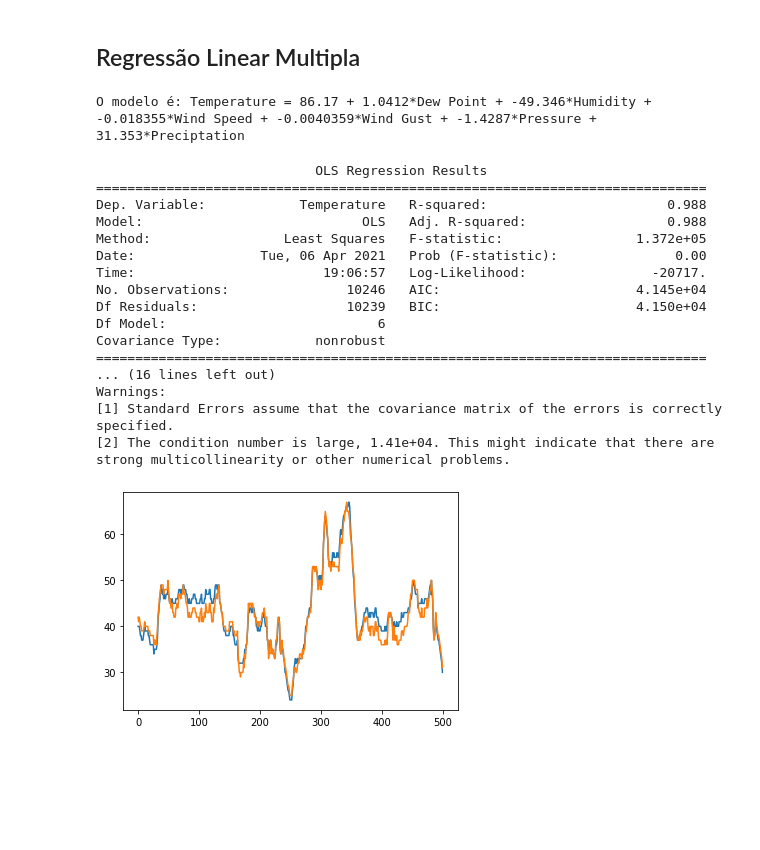
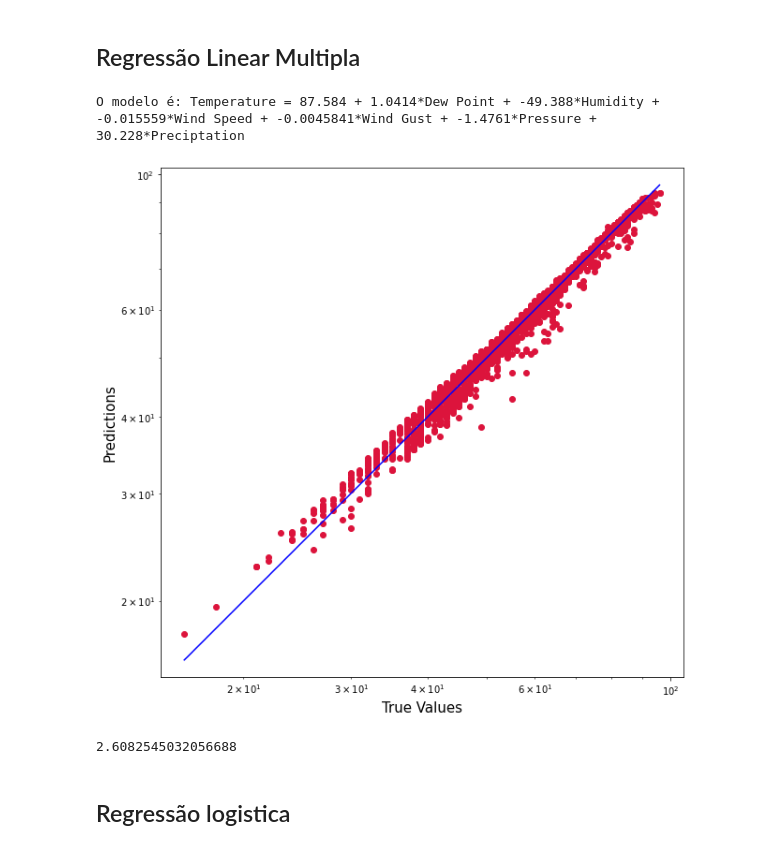
Before and after one commit to pedrohcaminha/projeto1DS, a Jupyter notebook: projeto_1.ipynb, the cells around one changed output. Cells and saved outputs as stored; diff of their text form; code cells hidden in the pictures; blank space fills up the shorter version.

```diff
--- a/projeto_1.ipynb
+++ b/projeto_1.ipynb
@@ -1178,59 +686,40 @@ plt.close()
 # %% [markdown]
 ## Regressão Linear Multipla
 # %%
-Xs = data.drop(['Temperature'], axis=1)
-y = data['Temperature']
+Xs = data.drop(['Temperature'], axis=1).copy()
+y = data['Temperature'].copy()
 
+X_train, X_test, y_train, y_test = train_test_split(Xs, y, test_size=0.20, random_state=42)
 
 reg = LinearRegression()
-reg.fit(Xs, y)
+reg.fit(X_train, y_train)
 
+y_true = y_test
+y_pred = reg.predict(X_test)
 
 print("O modelo é: Temperature = {:.5} + {:.5}*Dew Point + {:.5}*Humidity + {:.5}*Wind Speed + {:.5}*Wind Gust + {:.5}*Pressure + {:.5}*Preciptation".format(reg.intercept_, reg.coef_[0], reg.coef_[1], reg.coef_[2], reg.coef_[3], reg.coef_[4], reg.coef_[5]))
 # %% [output]
-O modelo é: Temperature = 86.17 + 1.0412*Dew Point + -49.346*Humidity + -0.018355*Wind Speed + -0.0040359*Wind Gust + -1.4287*Pressure + 31.353*Preciptation
+O modelo é: Temperature = 87.584 + 1.0414*Dew Point + -49.388*Humidity + -0.015559*Wind Speed + -0.0045841*Wind Gust + -1.4761*Pressure + 30.228*Preciptation
-# %%
-X = np.column_stack((data['Dew Point'], data['Humidity'], data['Wind Speed'], data['Wind Gust'], data['Pressure'], data['Preciptation']))
-y = data.Temperature
-
-
-X2 = sm.add_constant(X)
-est = sm.OLS(y, X2)
-est2 = est.fit()
-
-
-print(est2.summary())
-# %% [output]
-                            OLS Regression Results
-==============================================================================
-Dep. Variable:            Temperature   R-squared:                       0.988
-Model:                            OLS   Adj. R-squared:                  0.988
-Method:                 Least Squares   F-statistic:                 1.372e+05
-Date:                Tue, 06 Apr 2021   Prob (F-statistic):               0.00
-Time:                        19:06:57   Log-Likelihood:                -20717.
-No. Observations:               10246   AIC:                         4.145e+04
-Df Residuals:                   10239   BIC:                         4.150e+04
-Df Model:                           6
-Covariance Type:            nonrobust
-==============================================================================
-... (16 lines left out)
-Warnings:
-[1] Standard Errors assume that the covariance matrix of the errors is correctly specified.
-[2] The condition number is large, 1.41e+04. This might indicate that there are
-strong multicollinearity or other numerical problems.
-# %%
-coef = [reg.intercept_, reg.coef_[0], reg.coef_[1], reg.coef_[2], reg.coef_[3], reg.coef_[4], reg.coef_[5]]
-real = []
-estimado = []
-for index in range(500):
-  temperatura = coef[0] + data['Dew Point'][index] * coef[1] + data['Humidity'][index] * coef[2] + data['Wind Speed'][index] * coef[3] + data['Wind Gust'][index] * coef[4] + data['Pressure'][index] * coef[5] + data['Preciptation'][index] * coef[6]
-  real.append(int(temperatura))
-  estimado.append(data['Temperature'][index])
-comp = pd.DataFrame(real, estimado)
-comp = comp.reset_index()
-comp.columns = ['real', 'estimado']
-plt.plot(comp.index, comp.real, comp.index, comp.estimado)
-plt.show()
-plt.close()
-# %% [output]
-[figure, removed]
+# %%
+plt.figure(figsize=(10,10))
+plt.scatter(y_true, y_pred, c='crimson')
+plt.yscale('log')
+plt.xscale('log')
+
+p1 = max(max(y_pred), max(y_true))
+p2 = min(min(y_pred), min(y_true))
+plt.plot([p1, p2], [p1, p2], 'b-')
+plt.xlabel('True Values', fontsize=15)
+plt.ylabel('Predictions', fontsize=15)
+plt.axis('equal')
+plt.show()
+# %% [output]
+[figure, added]
+# %%
+mape = mean_absolute_percentage_error(y_true, y_pred)
+Dados.append(mape)
+print(mape)
+# %% [output]
+2.6082545032056688
+# %% [markdown]
+## Regressão logistica
```
Also changed, not shown: parts of 55 cells of this notebook.
